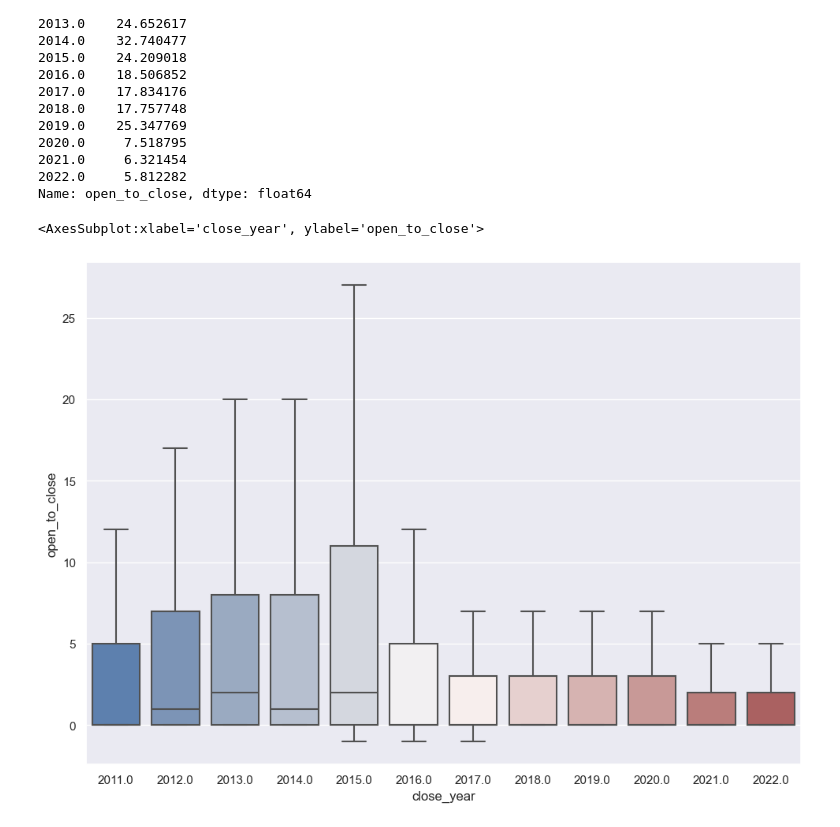
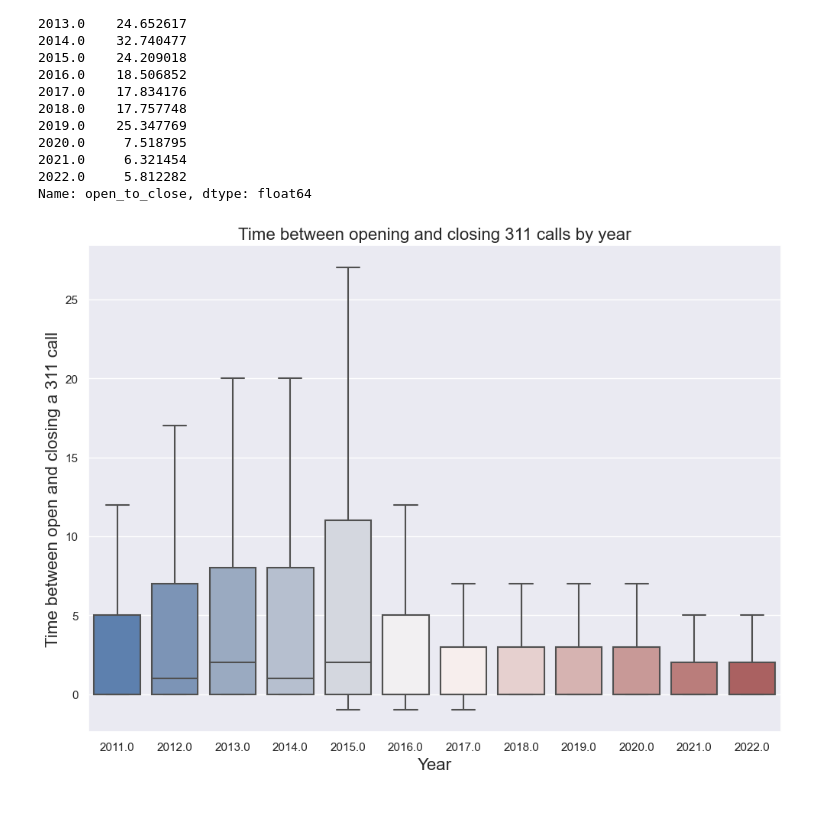
Before and after one commit to georgetown-analytics/boston-311, a Jupyter notebook: 02 code/EDA for 311 data.ipynb, the cells around one changed output. Cells and saved outputs as stored; diff of their text form; code cells hidden in the pictures.

```diff
--- a/02 code/EDA for 311 data.ipynb
+++ b/02 code/EDA for 311 data.ipynb
@@ -145,10 +180,12 @@ Name: open_to_close, dtype: float64
 # %%
 sns.set_theme(style="darkgrid")
 sns.set(rc={'figure.figsize':(11.7,8.27)})
 
 # let's take a look at the time between open and close without outliers
 
 sns.boxplot(data = df_311, y='open_to_close', x='close_year', showfliers = False, palette="vlag")
+plt.xlabel('Year', fontsize=16)
+plt.ylabel('Time between open and closing a 311 call (in days)', fontsize=16)
+plt.title("Time between opening and closing 311 calls by year", size='16');
 # %% [output]
-<AxesSubplot:xlabel='close_year', ylabel='open_to_close'>
-[figure, old version]
+[figure, new version]
```
Also changed, not shown: parts of 13 cells of this notebook, 1 other file.
